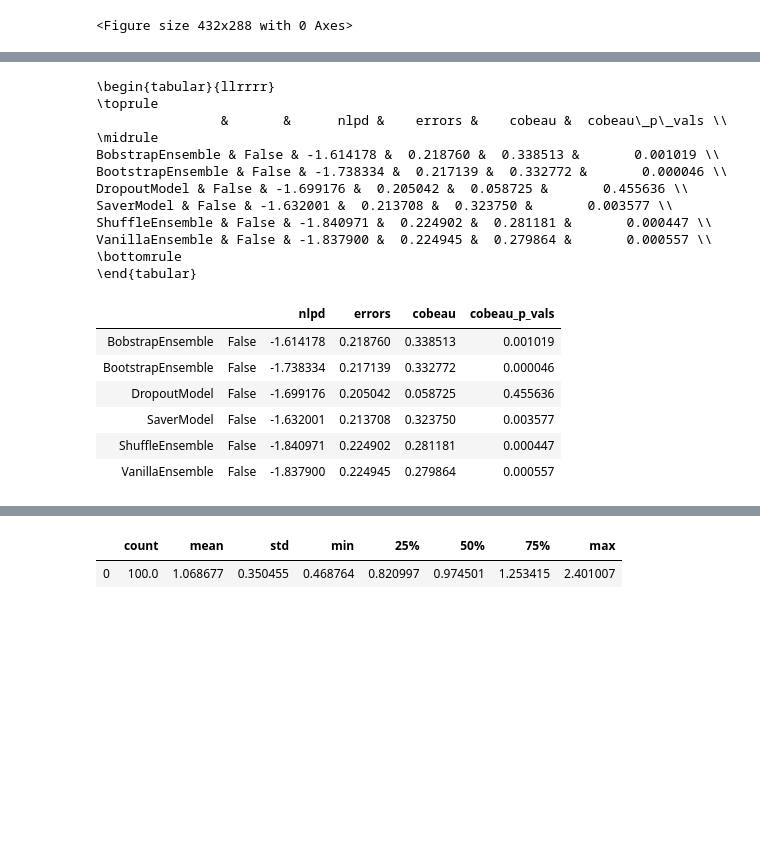
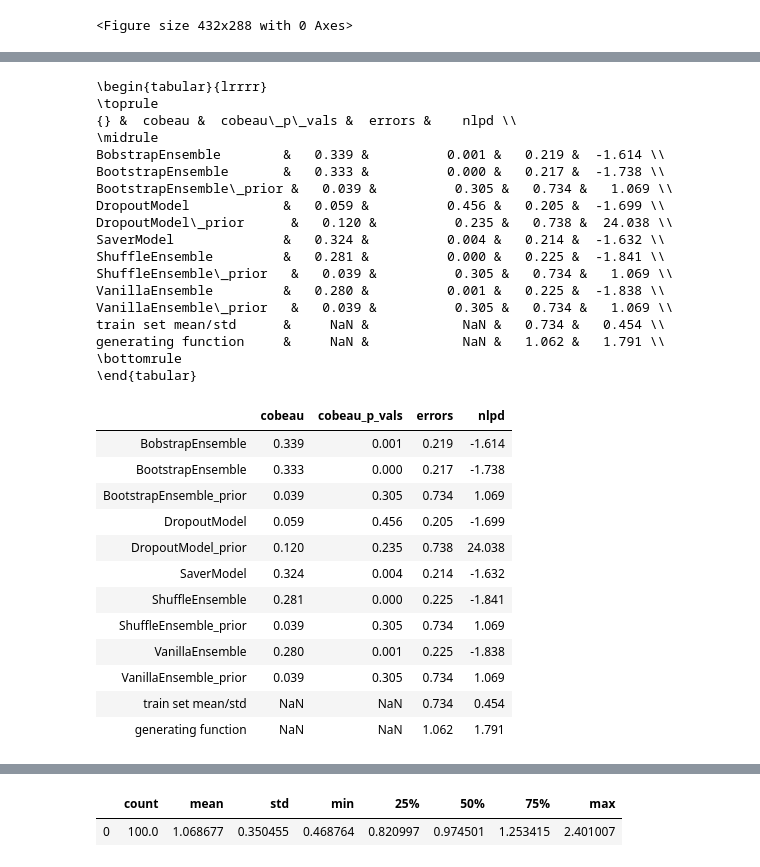
Before and after one commit to wooohoooo/uncertainty_regression_pytorch, a Jupyter notebook: models/analysis.ipynb, the cells around one changed output, grey strips where cells are left out. Cells and saved outputs as stored; diff of their text form; code cells hidden in the pictures; blank space fills up the shorter version.

Commit message:
Update analysis.ipynb
+ changed latex table generation

```diff
--- a/models/analysis.ipynb
+++ b/models/analysis.ipynb
@@ -331,0 +387,5 @@ pd_means = pd.DataFrame.from_dict(means_dict)
+# %%
+
+pd_means = pd_means.dropna(1)
+pd_means['train set mean/std'] = [analyzer.stupid_function_nlpd,analyzer.stupid_function_error, None, None][::-1]
+pd_means['generating function'] = [analyzer.original_function_nlpd,analyzer.original_function_error , None, None][::-1]
@@ -332,28 +400,40 @@ pd_means = pd.DataFrame.from_dict(means_dict)
 # %%
-print(pd_means.T.to_latex())
+print(pd_means.round(3).T.to_latex())
 # %% [output]
-\begin{tabular}{llrrrr}
+\begin{tabular}{lrrrr}
 \toprule
-                &       &      nlpd &    errors &    cobeau &  cobeau\_p\_vals \\
+{} &  cobeau &  cobeau\_p\_vals &  errors &    nlpd \\
 \midrule
-BobstrapEnsemble & False & -1.614178 &  0.218760 &  0.338513 &       0.001019 \\
-BootstrapEnsemble & False & -1.738334 &  0.217139 &  0.332772 &       0.000046 \\
-DropoutModel & False & -1.699176 &  0.205042 &  0.058725 &       0.455636 \\
-SaverModel & False & -1.632001 &  0.213708 &  0.323750 &       0.003577 \\
-ShuffleEnsemble & False & -1.840971 &  0.224902 &  0.281181 &       0.000447 \\
-VanillaEnsemble & False & -1.837900 &  0.224945 &  0.279864 &       0.000557 \\
+BobstrapEnsemble        &   0.339 &          0.001 &   0.219 &  -1.614 \\
+BootstrapEnsemble       &   0.333 &          0.000 &   0.217 &  -1.738 \\
+BootstrapEnsemble\_prior &   0.039 &          0.305 &   0.734 &   1.069 \\
+DropoutModel            &   0.059 &          0.456 &   0.205 &  -1.699 \\
+DropoutModel\_prior      &   0.120 &          0.235 &   0.738 &  24.038 \\
+SaverModel              &   0.324 &          0.004 &   0.214 &  -1.632 \\
+ShuffleEnsemble         &   0.281 &          0.000 &   0.225 &  -1.841 \\
+ShuffleEnsemble\_prior   &   0.039 &          0.305 &   0.734 &   1.069 \\
+VanillaEnsemble         &   0.280 &          0.001 &   0.225 &  -1.838 \\
+VanillaEnsemble\_prior   &   0.039 &          0.305 &   0.734 &   1.069 \\
+train set mean/std      &     NaN &            NaN &   0.734 &   0.454 \\
+generating function     &     NaN &            NaN &   1.062 &   1.791 \\
 \bottomrule
 \end{tabular}
 # %%
-pd_means.T
+pd_means.round(3).T
 # %% [output]
-|  |  | nlpd | errors | cobeau | cobeau_p_vals |
-| BobstrapEnsemble | False | -1.614178 | 0.218760 | 0.338513 | 0.001019 |
-| BootstrapEnsemble | False | -1.738334 | 0.217139 | 0.332772 | 0.000046 |
-| DropoutModel | False | -1.699176 | 0.205042 | 0.058725 | 0.455636 |
-| SaverModel | False | -1.632001 | 0.213708 | 0.323750 | 0.003577 |
-| ShuffleEnsemble | False | -1.840971 | 0.224902 | 0.281181 | 0.000447 |
-| VanillaEnsemble | False | -1.837900 | 0.224945 | 0.279864 | 0.000557 |
+|  | cobeau | cobeau_p_vals | errors | nlpd |
+| BobstrapEnsemble | 0.339 | 0.001 | 0.219 | -1.614 |
+| BootstrapEnsemble | 0.333 | 0.000 | 0.217 | -1.738 |
+| BootstrapEnsemble_prior | 0.039 | 0.305 | 0.734 | 1.069 |
+| DropoutModel | 0.059 | 0.456 | 0.205 | -1.699 |
+| DropoutModel_prior | 0.120 | 0.235 | 0.738 | 24.038 |
+| SaverModel | 0.324 | 0.004 | 0.214 | -1.632 |
+| ShuffleEnsemble | 0.281 | 0.000 | 0.225 | -1.841 |
+| ShuffleEnsemble_prior | 0.039 | 0.305 | 0.734 | 1.069 |
+| VanillaEnsemble | 0.280 | 0.001 | 0.225 | -1.838 |
+| VanillaEnsemble_prior | 0.039 | 0.305 | 0.734 | 1.069 |
+| train set mean/std | NaN | NaN | 0.734 | 0.454 |
+| generating function | NaN | NaN | 1.062 | 1.791 |
 # %%
 print(pd_stds.T.to_latex())
 # %% [output]
```
Also changed, not shown: parts of 6 cells of this notebook.
